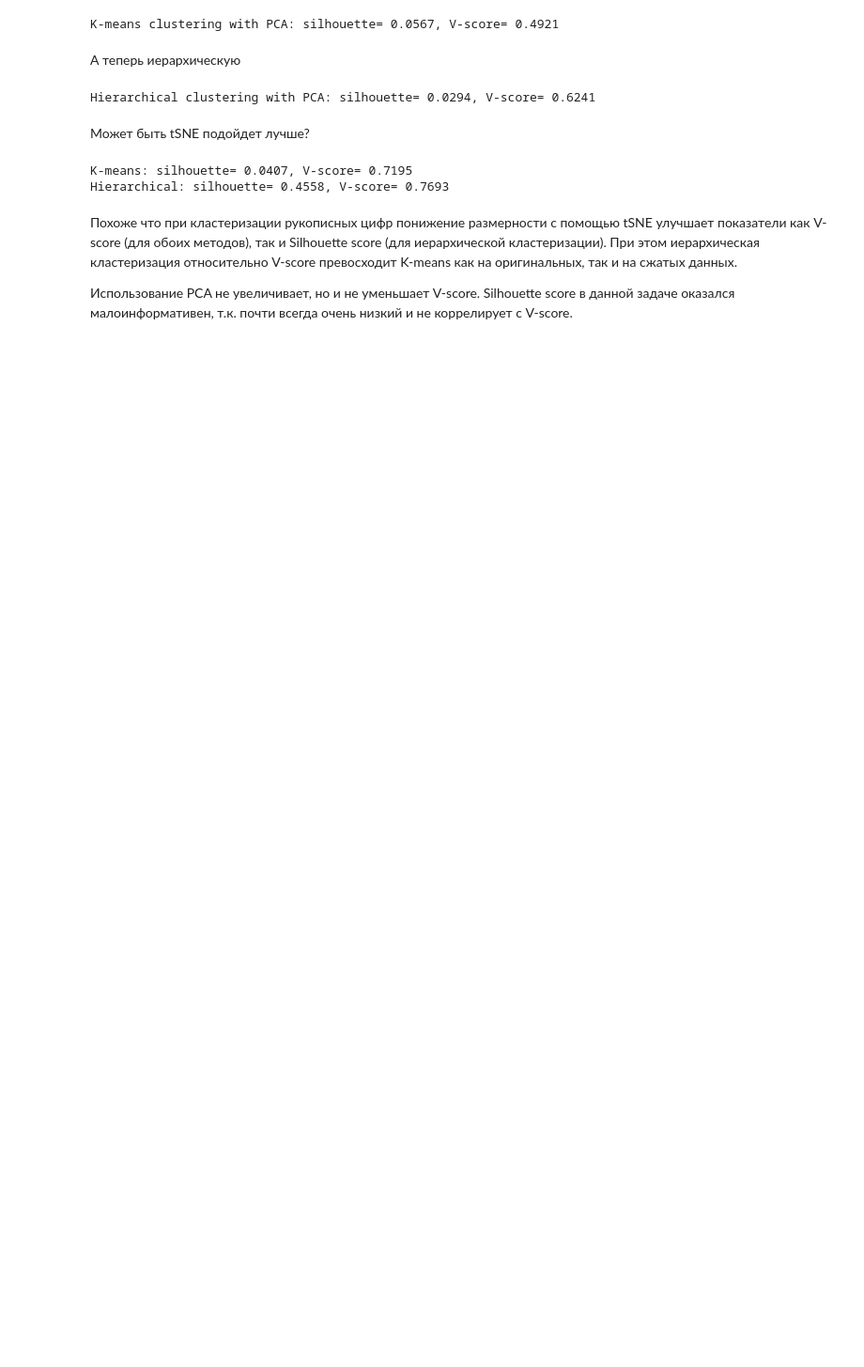
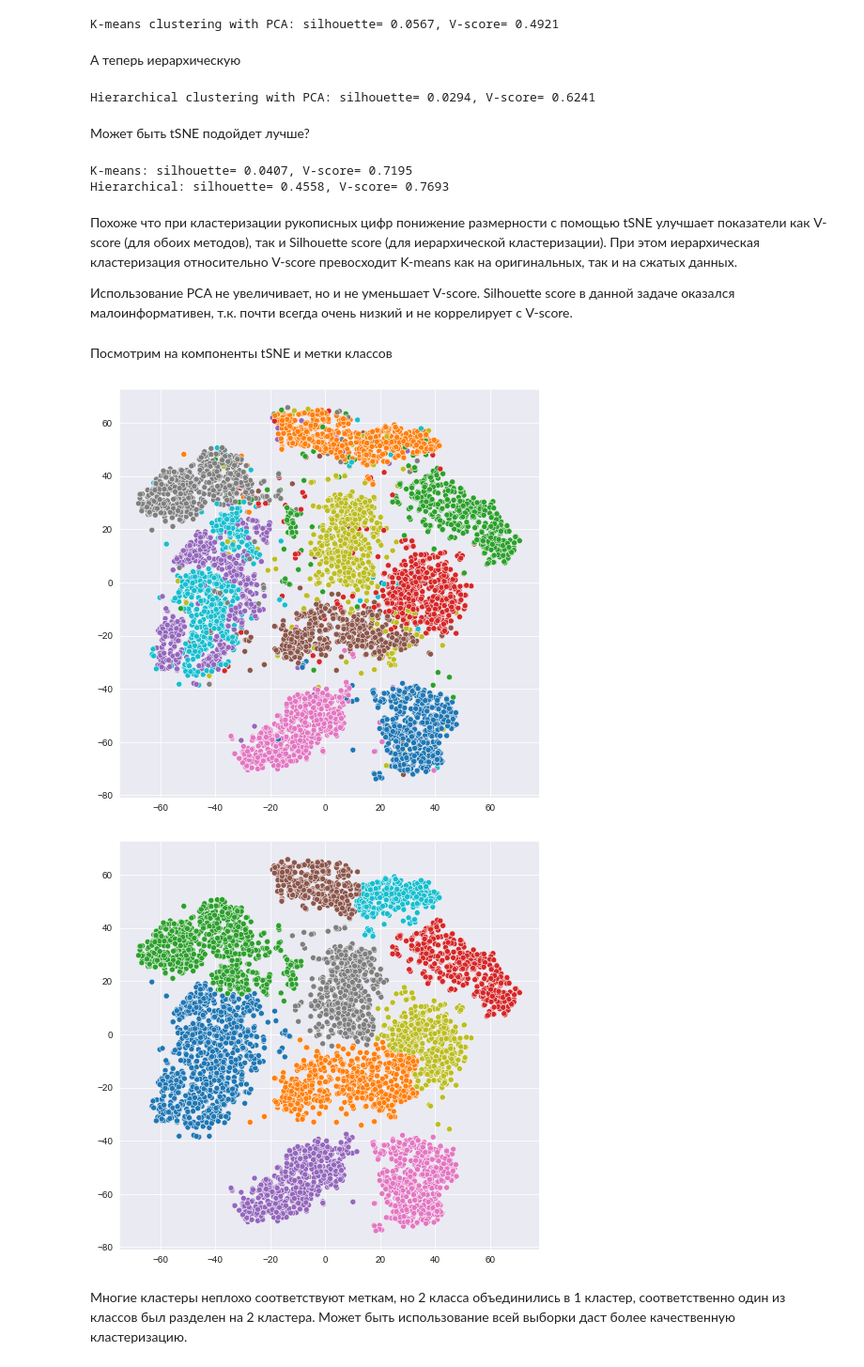
Before and after one commit to askv1/ML-1, a Jupyter notebook: clustering.ipynb, the cells around one changed output. Shown at 94% size. Drawn from its saved outputs; the diff is of its cells as text; code cells hidden in the pictures; blank space fills up the shorter version.

Commit message:
vizualize mnist tsne

```diff
--- a/clustering.ipynb
+++ b/clustering.ipynb
@@ -712,3 +712,18 @@ Hierarchical: silhouette= 0.4558, V-score= 0.7693
 Похоже что при кластеризации рукописных цифр понижение размерности с помощью tSNE улучшает показатели как V-score (для обоих методов), так и Silhouette score (для иерархической кластеризации). При этом иерархическая кластеризация относительно V-score превосходит K-means как на оригинальных, так и на сжатых данных.
 
 Использование PCA не увеличивает, но и не уменьшает V-score. Silhouette score в данной задаче оказался малоинформативен, т.к. почти всегда очень низкий и не коррелирует с V-score.
+# %% [markdown]
+Посмотрим на компоненты tSNE и метки классов
+# %%
+plt.figure(figsize=(8, 8))
+sns.scatterplot(x=X_tsne[:, 0], y=X_tsne[:, 1], c = y, cmap='tab10')
+plt.show()
+
+plt.figure(figsize=(8, 8))
+sns.scatterplot(x=X_tsne[:, 0], y=X_tsne[:, 1], c = agg.labels_, cmap='tab10')
+plt.show()
+# %% [output]
+[figure, added]
+[figure, added]
+# %% [markdown]
+Многие кластеры неплохо соответствуют меткам, но 2 класса объединились в 1 кластер, соответственно один из классов был разделен на 2 кластера. Может быть использование всей выборки даст более качественную кластеризацию.
```
Also changed, not shown: 1 other file.
